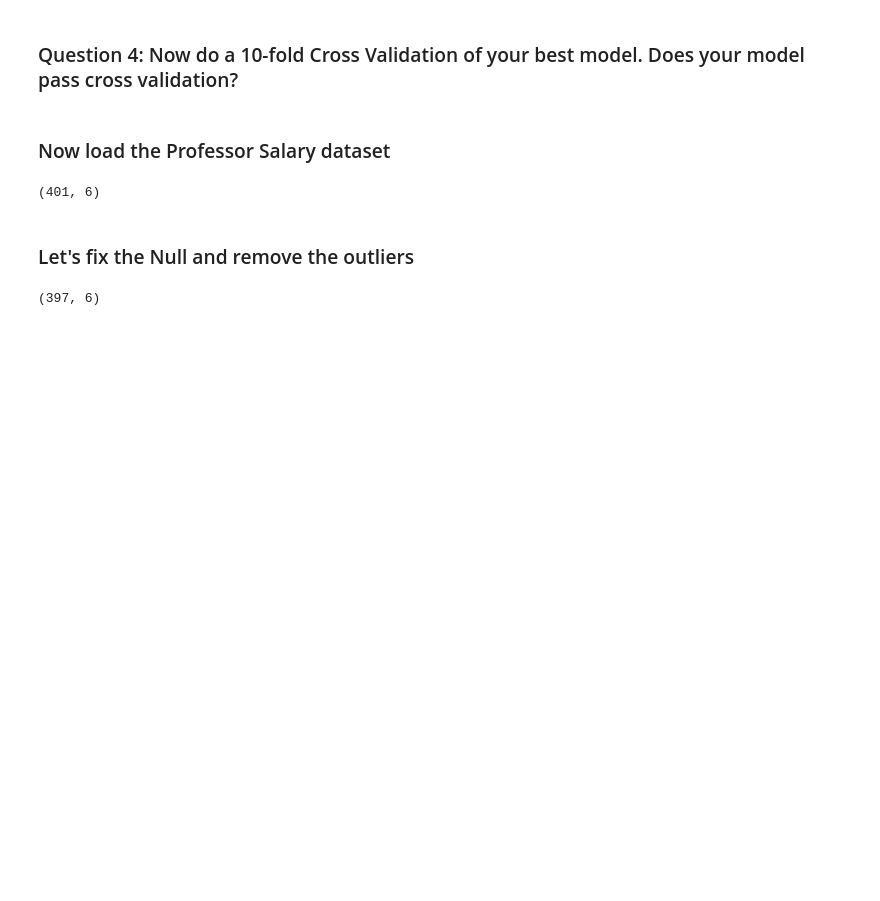
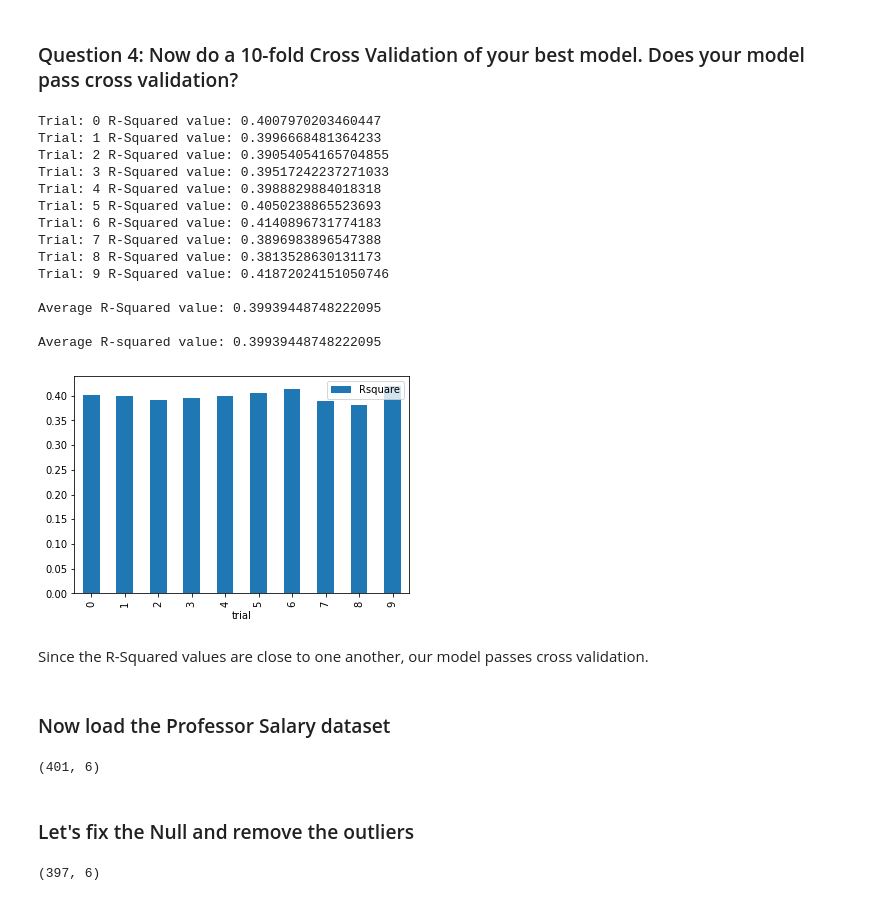
Before and after one commit to crrw/Data-Analytics, a Jupyter notebook: homework2/DA_HW_2_Aasish_Dhungel.ipynb, the cells around one changed output. Saved outputs shown, nothing was run; the diff lists cells and outputs as text; code cells hidden in the pictures; blank space fills up the shorter version.

```diff
--- a/homework2/DA_HW_2_Aasish_Dhungel.ipynb
+++ b/homework2/DA_HW_2_Aasish_Dhungel.ipynb
@@ -146,3 +184,43 @@ Type your code and answer here
+# %%
+import random
+
+ls = []
+for i in range(10):
+    X_train, X_test, y_train, y_test = train_test_split(X, y, test_size = 0.2, random_state = random.randint(1, 1000))
+
+    model = LinearRegression()
+    model.fit(X_train, y_train)
+
+    y_pred = model.predict(X_test)
+    r = metrics.r2_score(y_test, y_pred)
+    ls.append(r)
+
+    print('Trial:', i, 'R-Squared value:', r)
+
+print()
+print('Average R-Squared value:', sum(ls)/len(ls))
+rdf = pd.DataFrame( {'trial': range(10), 'Rsquare': ls})
+rdf.plot.bar(x='trial', y='Rsquare')
+print()
+print('Average R-squared value:', sum(ls)/len(ls))
+# %% [output]
+Trial: 0 R-Squared value: 0.4007970203460447
+Trial: 1 R-Squared value: 0.3996668481364233
+Trial: 2 R-Squared value: 0.39054054165704855
+Trial: 3 R-Squared value: 0.39517242237271033
+Trial: 4 R-Squared value: 0.3988829884018318
+Trial: 5 R-Squared value: 0.4050238865523693
+Trial: 6 R-Squared value: 0.4140896731774183
+Trial: 7 R-Squared value: 0.3896983896547388
+Trial: 8 R-Squared value: 0.3813528630131173
+Trial: 9 R-Squared value: 0.41872024151050746
+
+Average R-Squared value: 0.39939448748222095
+
+Average R-squared value: 0.39939448748222095
+[figure, added]
+# %% [markdown]
+Since the R-Squared values are close to one another, our model passes cross validation.
 # %% [markdown]
 ### Now load the Professor Salary dataset
 # %%
```
Also changed, not shown: parts of 37 cells of this notebook, 2 other files.
